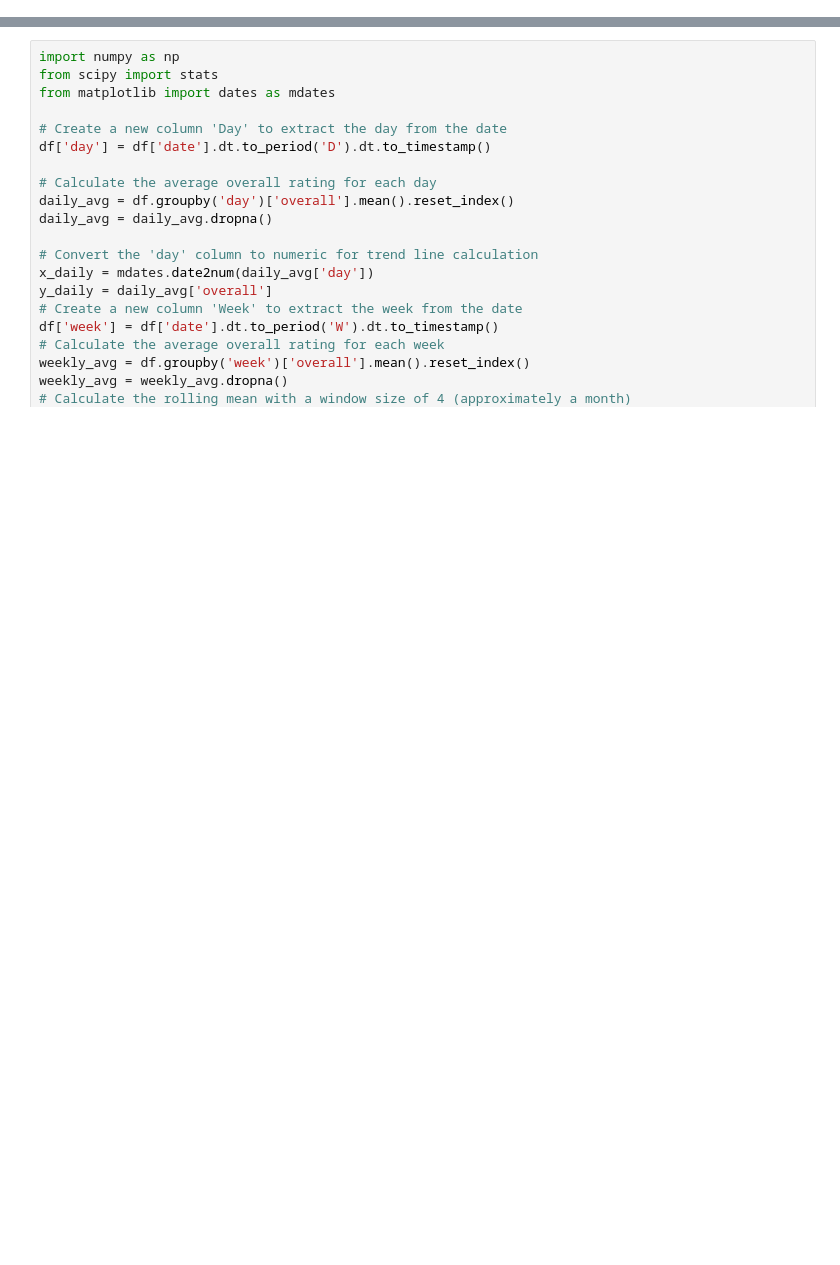
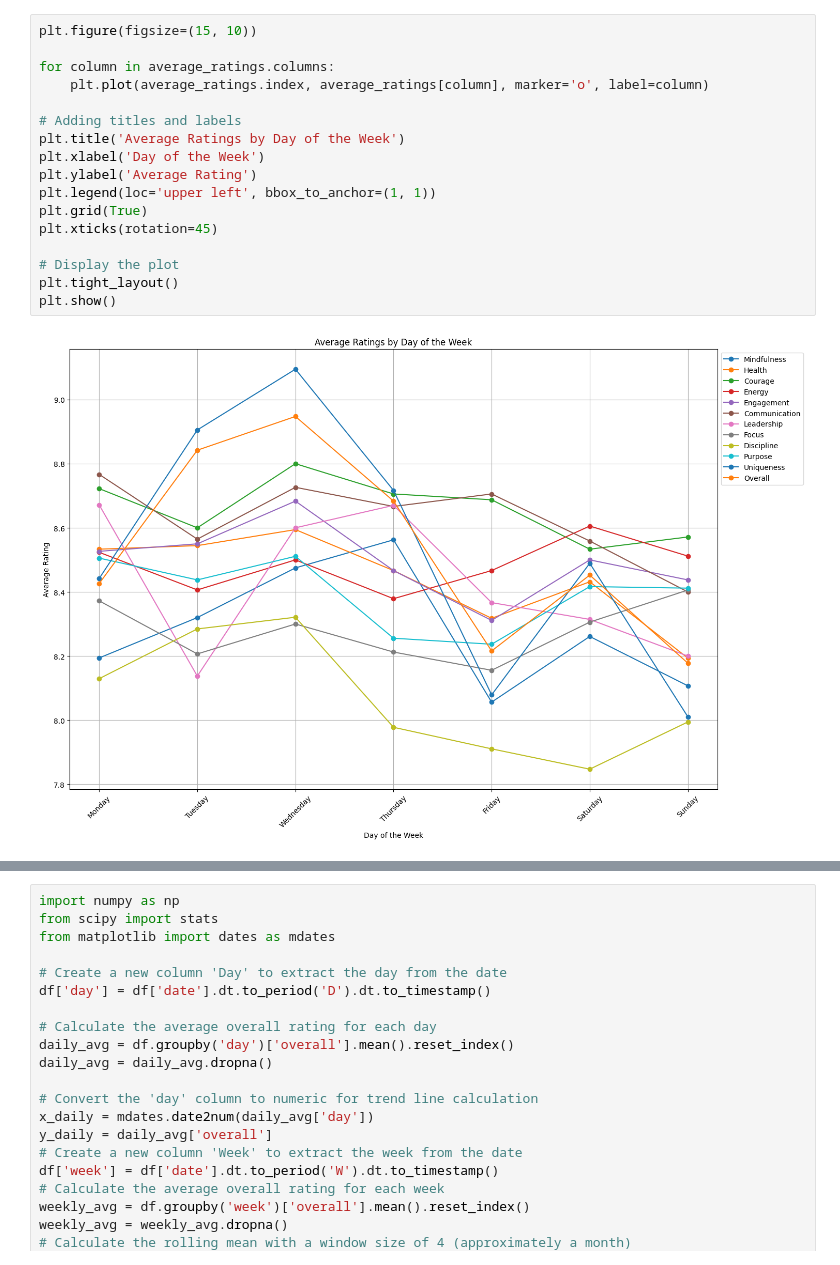
Before and after one commit to psycho-baller/journal-data-analysis, a Jupyter notebook: main.ipynb, the cells around one changed output, grey strips where cells are left out. Drawn from its saved outputs; the diff is of its cells as text; blank space fills up the shorter version.

```diff
--- a/main.ipynb
+++ b/main.ipynb
@@ -53,3 +112,22 @@ plt.show()
+# %%
+plt.figure(figsize=(15, 10))
+
+for column in average_ratings.columns:
+    plt.plot(average_ratings.index, average_ratings[column], marker='o', label=column)
+
+# Adding titles and labels
+plt.title('Average Ratings by Day of the Week')
+plt.xlabel('Day of the Week')
+plt.ylabel('Average Rating')
+plt.legend(loc='upper left', bbox_to_anchor=(1, 1))
+plt.grid(True)
+plt.xticks(rotation=45)
+
+# Display the plot
+plt.tight_layout()
+plt.show()
+# %% [output]
+[figure, added]
 # %%
 # Create a new column 'Week' to extract the week from the date
 df['week'] = df['date'].dt.to_period('W').dt.to_timestamp()
```
Also changed, not shown: parts of 11 cells of this notebook.
